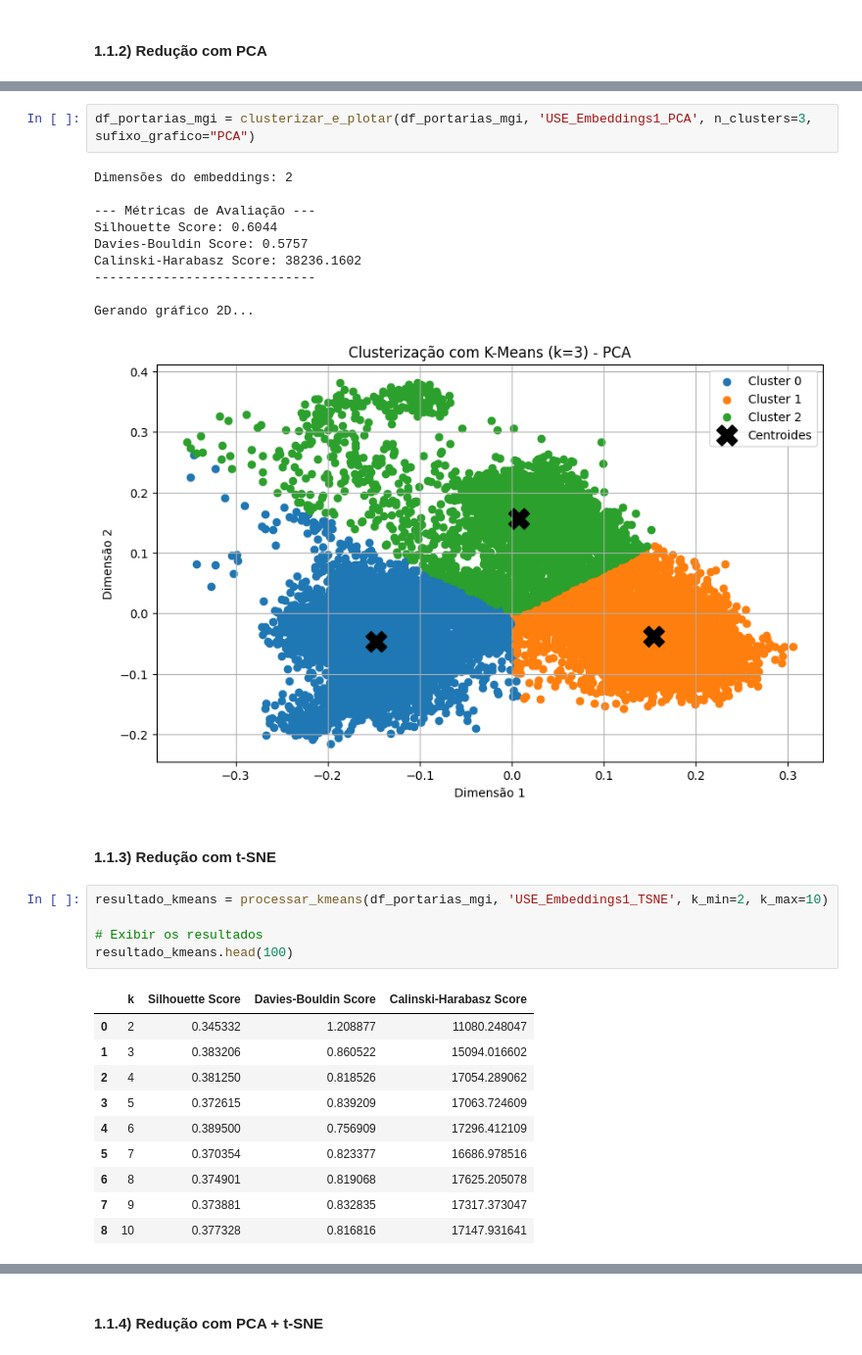
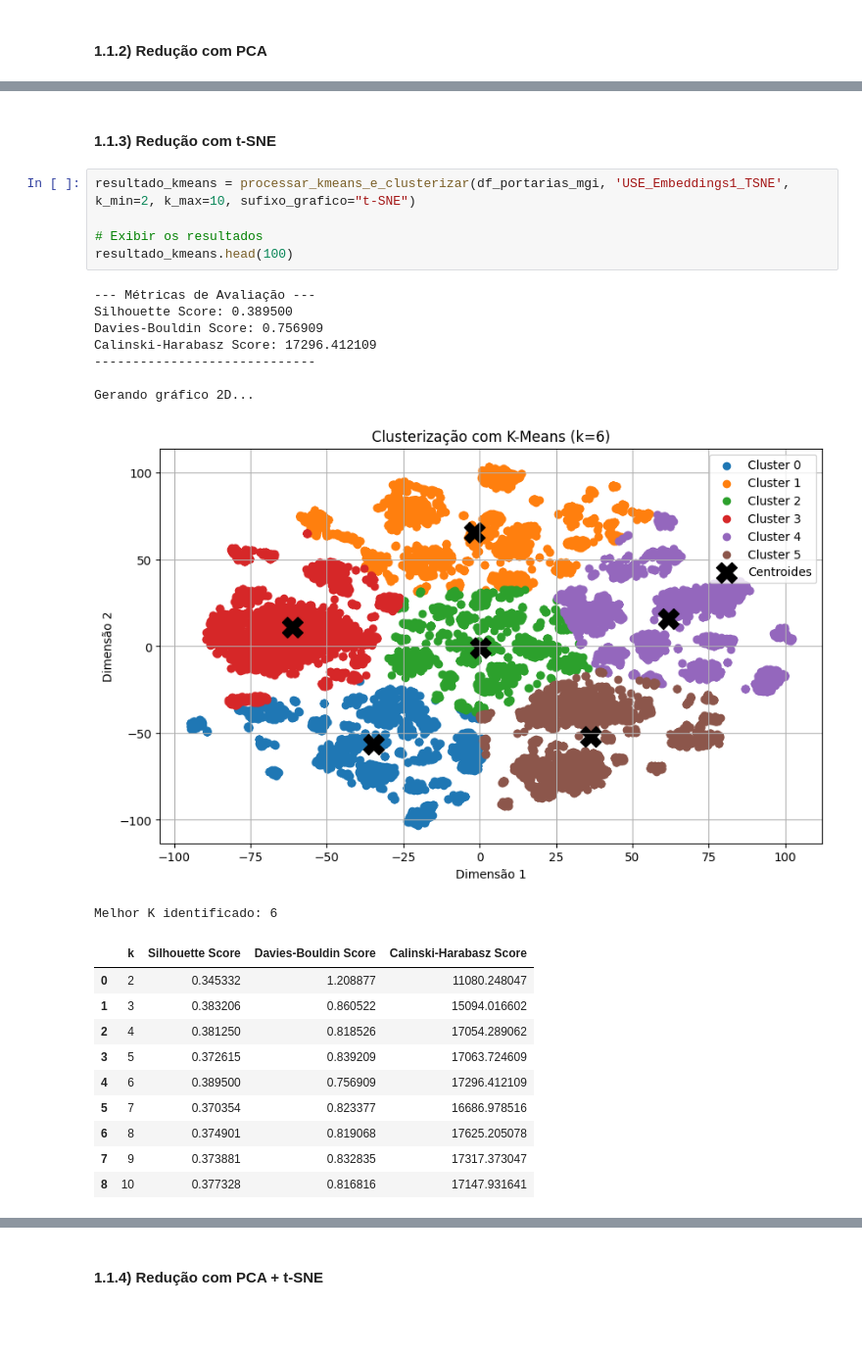
Before and after one commit to aqcorreia/PPCA-MD-Trabalho, a Jupyter notebook: 06_1_Clustering_KMeans.ipynb, the cells around one changed output, grey strips where cells are left out. Shown at 98% size. Cells and saved outputs as stored; diff of their text form; blank space fills up the shorter version.

```diff
--- a/06_1_Clustering_KMeans.ipynb
+++ b/06_1_Clustering_KMeans.ipynb
@@ -260,27 +298,23 @@ resultado_kmeans.head(100)
 | 6 | 8 | 0.395879 | 0.856404 | 31936.869141 |
 | 7 | 9 | 0.387218 | 0.863843 | 30895.880859 |
 | 8 | 10 | 0.384992 | 0.861625 | 30421.238281 |
-# %%
-df_portarias_mgi = clusterizar_e_plotar(df_portarias_mgi, 'USE_Embeddings1_PCA', n_clusters=3, sufixo_grafico="PCA")
-# %% [output]
-Dimensões do embeddings: 2
-
---- Métricas de Avaliação ---
-Silhouette Score: 0.6044
-Davies-Bouldin Score: 0.5757
-Calinski-Harabasz Score: 38236.1602
------------------------------
-
-Gerando gráfico 2D...
-[figure, removed]
 # %% [markdown]
 #### 1.1.3) Redução com t-SNE
 # %%
-resultado_kmeans = processar_kmeans(df_portarias_mgi, 'USE_Embeddings1_TSNE', k_min=2, k_max=10)
+resultado_kmeans = processar_kmeans_e_clusterizar(df_portarias_mgi, 'USE_Embeddings1_TSNE', k_min=2, k_max=10, sufixo_grafico="t-SNE")
 
 # Exibir os resultados
 resultado_kmeans.head(100)
 # %% [output]
+--- Métricas de Avaliação ---
+Silhouette Score: 0.389500
+Davies-Bouldin Score: 0.756909
+Calinski-Harabasz Score: 17296.412109
+-----------------------------
+
+Gerando gráfico 2D...
+[figure, added]
+Melhor K identificado: 6
 |  | k | Silhouette Score | Davies-Bouldin Score | Calinski-Harabasz Score |
 | 0 | 2 | 0.345332 | 1.208877 | 11080.248047 |
 | 1 | 3 | 0.383206 | 0.860522 | 15094.016602 |
```
Also changed, not shown: parts of 46 cells of this notebook, 2 other files.
